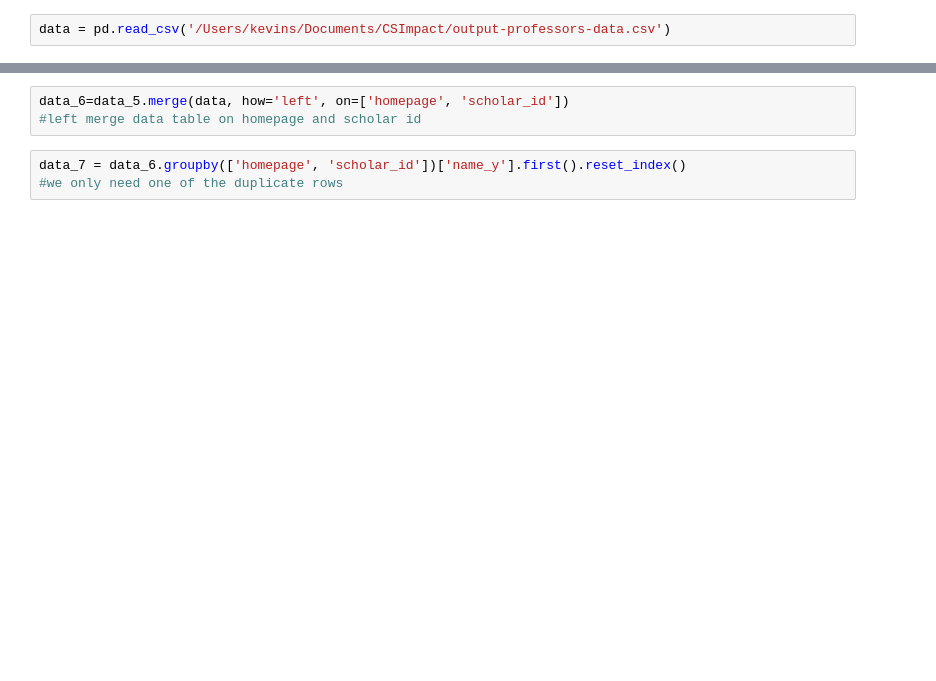
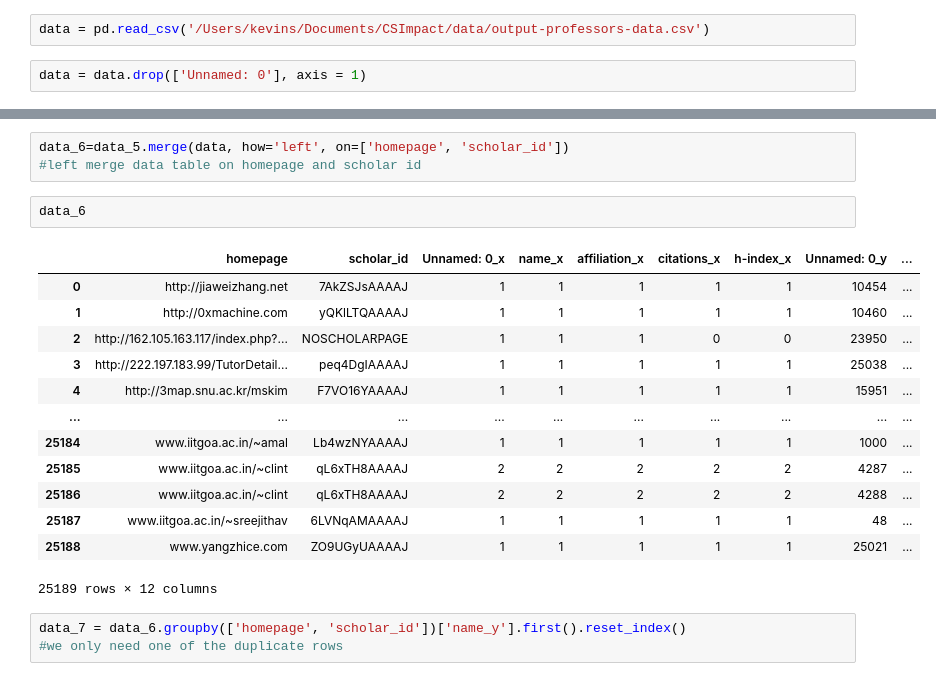
Before and after one commit to ychhatre/csimpact, a Jupyter notebook: code/remove_dupes.ipynb, the cells around one changed output, grey strips where cells are left out. Cells and saved outputs as stored; diff of their text form; blank space fills up the shorter version.

```diff
--- a/code/remove_dupes.ipynb
+++ b/code/remove_dupes.ipynb
@@ -1,4 +1,6 @@
 # %%
 import pandas as pd
 # %%
-data = pd.read_csv('/Users/kevins/Documents/CSImpact/output-professors-data.csv')
+data = pd.read_csv('/Users/kevins/Documents/CSImpact/data/output-professors-data.csv')
+# %%
+data = data.drop(['Unnamed: 0'], axis = 1)
@@ -13,6 +48,22 @@ data_5= data.groupby(['homepage', 'scholar_id']).count()
 # %%
 data_6=data_5.merge(data, how='left', on=['homepage', 'scholar_id'])
 #left merge data table on homepage and scholar id
+# %%
+data_6
+# %% [output]
+|  | homepage | scholar_id | Unnamed: 0_x | name_x | affiliation_x | citations_x | h-index_x | Unnamed: 0_y | ... |
+| 0 | http://jiaweizhang.net | 7AkZSJsAAAAJ | 1 | 1 | 1 | 1 | 1 | 10454 | ... |
+| 1 | http://0xmachine.com | yQKlLTQAAAAJ | 1 | 1 | 1 | 1 | 1 | 10460 | ... |
+| 2 | http://162.105.163.117/index.php?... | NOSCHOLARPAGE | 1 | 1 | 1 | 0 | 0 | 23950 | ... |
+| 3 | http://222.197.183.99/TutorDetail... | peq4DgIAAAAJ | 1 | 1 | 1 | 1 | 1 | 25038 | ... |
+| 4 | http://3map.snu.ac.kr/mskim | F7VO16YAAAAJ | 1 | 1 | 1 | 1 | 1 | 15951 | ... |
+| ... | ... | ... | ... | ... | ... | ... | ... | ... | ... |
+| 25184 | www.iitgoa.ac.in/~amal | Lb4wzNYAAAAJ | 1 | 1 | 1 | 1 | 1 | 1000 | ... |
+| 25185 | www.iitgoa.ac.in/~clint | qL6xTH8AAAAJ | 2 | 2 | 2 | 2 | 2 | 4287 | ... |
+| 25186 | www.iitgoa.ac.in/~clint | qL6xTH8AAAAJ | 2 | 2 | 2 | 2 | 2 | 4288 | ... |
+| 25187 | www.iitgoa.ac.in/~sreejithav | 6LVNqAMAAAAJ | 1 | 1 | 1 | 1 | 1 | 48 | ... |
+| 25188 | www.yangzhice.com | ZO9UGyUAAAAJ | 1 | 1 | 1 | 1 | 1 | 25021 | ... |
+25189 rows × 12 columns
 # %%
 data_7 = data_6.groupby(['homepage', 'scholar_id'])['name_y'].first().reset_index()
 #we only need one of the duplicate rows
```
Also changed, not shown: parts of 18 cells of this notebook, 5 other files.
